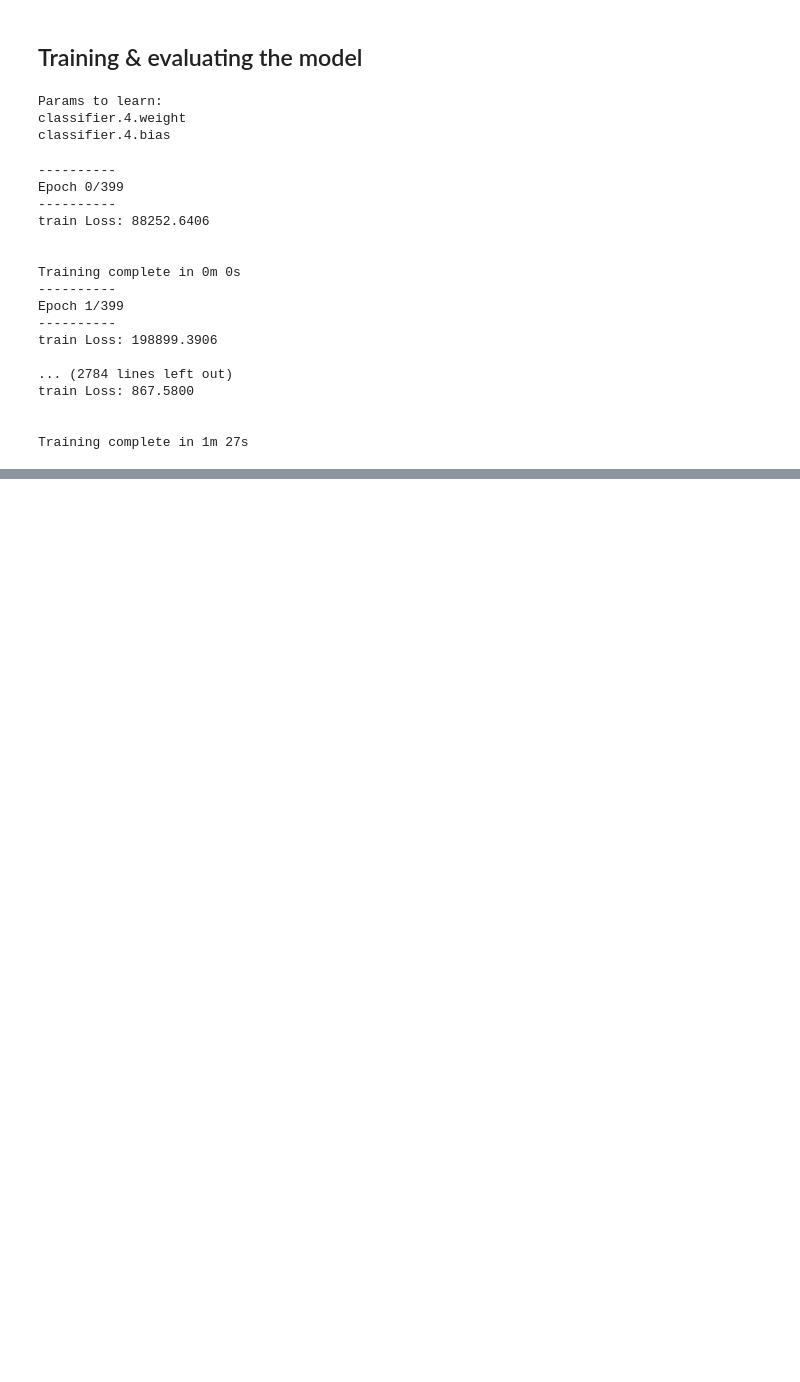
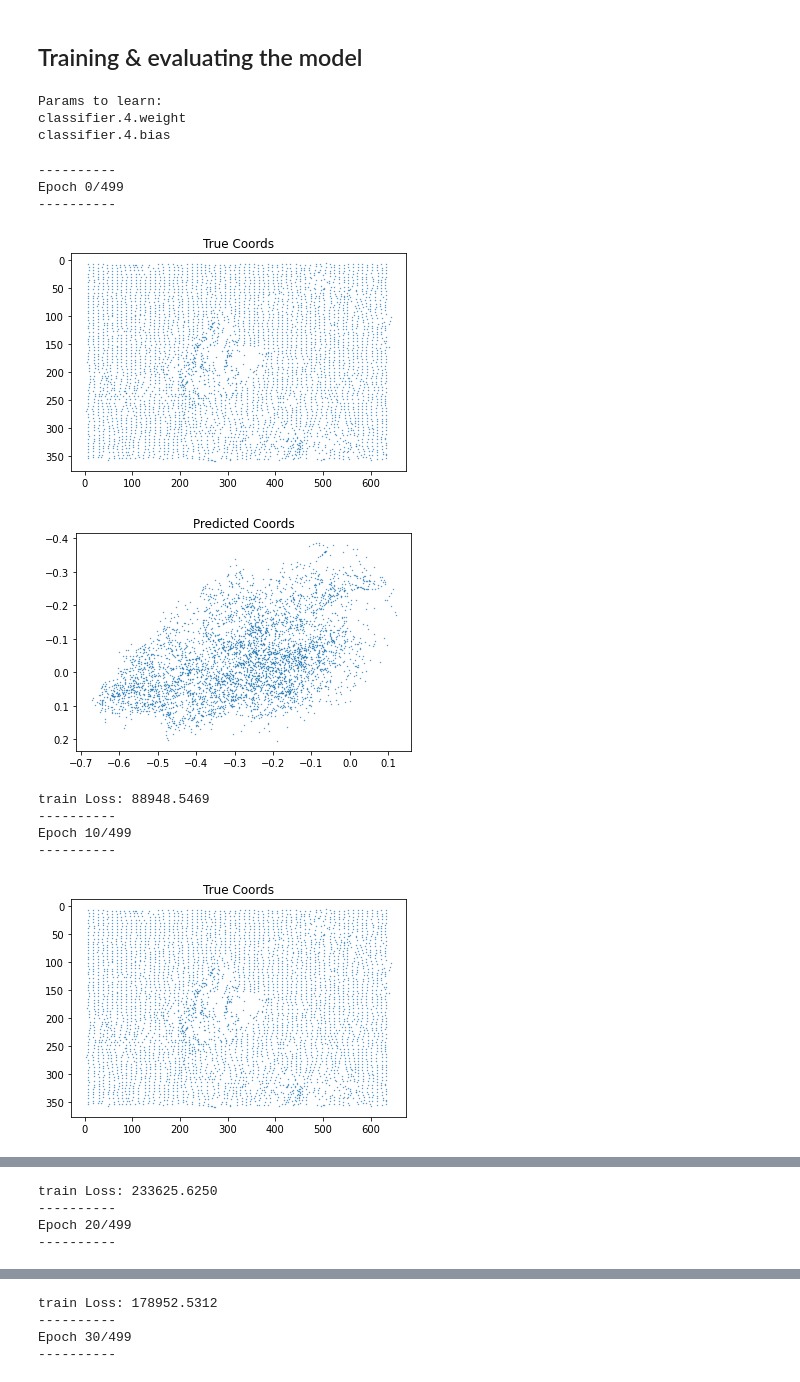
Before and after one commit to tranlg99/L4_project, a Jupyter notebook: src/colab_notebooks/prediction_model.ipynb, the cells around one changed output, grey strips where cells are left out. Saved outputs shown, nothing was run; the diff lists cells and outputs as text; code cells hidden in the pictures; blank space fills up the shorter version.

Commit message:
investigating the performance of the model (using 1 sample input, plotting predictions)

```diff
--- a/src/colab_notebooks/prediction_model.ipynb
+++ b/src/colab_notebooks/prediction_model.ipynb
@@ -113,10 +126,11 @@ def train_model(model, dataloaders, criterion, optimizer, num_epochs=25, is_aux=
 
   best_model_wts = copy.deepcopy(model.state_dict())
 
-  for epoch in range(num_epochs):
-        print('-' * 10)
-        print('Epoch {}/{}'.format(epoch, num_epochs - 1))
-        print('-' * 10)
+  for epoch in range(0,num_epochs):
+        if epoch%10==0 or epoch==num_epochs-1:
+          print('-' * 10)
+          print('Epoch {}/{}'.format(epoch, num_epochs - 1))
+          print('-' * 10)
 
         # Each epoch has a training and validation phase
         for phase in ['train', 'val']:
@@ -155,11 +169,14 @@ def train_model(model, dataloaders, criterion, optimizer, num_epochs=25, is_aux=
 
                     # reshape to match coords shape
                     outputs = torch.permute(outputs, (0, 2, 3, 1)) # torch.Size([B, H, W, 2])
-                    # outputs = outputs.view(batch_size,1,-1,2) # torch.Size([B, 1, 120*240, 2])
-                    coords = coords.view(batch_size, outputs.shape[1], outputs.shape[2], 2) # torch.Size([B, H, W, 2])
+                    outputs = outputs.view(batch_size,1,-1,2) # torch.Size([B, 1, 120*240, 2])
+                    # coords = coords.view(batch_size, outputs.shape[1], outputs.shape[2], 2) # torch.Size([B, H, W, 2])
 
                     loss = criterion(outputs, coords)
                     _, preds = torch.max(outputs, 1)
+
+                    if batch_size==1 and (epoch%10==0 or epoch==num_epochs-1):
+                      show_predictions(outputs.squeeze(), coords.squeeze())
 
                     # backward + optimize only if in training phase
                     if phase == 'train':
@@ -171,7 +188,8 @@ def train_model(model, dataloaders, criterion, optimizer, num_epochs=25, is_aux=
 
             if total_samples != 0:
               epoch_loss = running_loss / total_samples
-              print('{} Loss: {:.4f}'.format(phase, epoch_loss))
+              if epoch%10==0 or epoch==num_epochs-1:
+                print('{} Loss: {:.4f}'.format(phase, epoch_loss))
 
             # deep copy the model
             if epoch == 0:
@@ -182,11 +200,10 @@ def train_model(model, dataloaders, criterion, optimizer, num_epochs=25, is_aux=
             if phase == 'val':
                 val_loss_history.append(epoch_loss)
 
-            print()
 
-        time_elapsed = time.time() - since
-        print('Training complete in {:.0f}m {:.0f}s'.format(time_elapsed // 60, time_elapsed % 60))
-        # print('Best val loss: {:4f}\n'.format(best_loss))
+  time_elapsed = time.time() - since
+  print('Training complete in {:.0f}m {:.0f}s'.format(time_elapsed // 60, time_elapsed % 60))
+  # print('Best val loss: {:4f}\n'.format(best_loss))
 
   # load best model weights
   model.load_state_dict(best_model_wts)
@@ -198,13 +215,16 @@ def train_model(model, dataloaders, criterion, optimizer, num_epochs=25, is_aux=
 # %%
 # Load dataset
 
-TRAIN_DATA = "training_data2_2023-01-16"
-!unzip -d "$TRAIN_DATA"/ /content/drive/MyDrive/"$TRAIN_DATA".zip # unziping training data
+TRAIN_DATA = "one_sample_2023-01-18"
+# !unzip -d "$TRAIN_DATA"/ /content/drive/MyDrive/"$TRAIN_DATA".zip # unziping training data
 
 dataset = TaiChiDataset(log_file=TRAIN_DATA+'/sample_ids.txt',
                         root_dir=TRAIN_DATA,
                         check=True,
-                        transform=ToTensor()
-                        )
+                        transform=transforms.Compose([
+                                               ToTensor(),
+                                               Normalize(mean=[0.485, 0.456, 0.406],
+                                                         std=[0.229, 0.224, 0.225])
+                        ]))
 print(len(dataset))
 # %% [output]
@@ -249,42 +269,35 @@ classifier.4.bias
 # %%
 # Define parameters
 validation_split = .0
 shuffle_dataset = True
 random_seed = 42
 batch_size = len(dataset)
-num_epochs = 400
+num_epochs = 500
 
 # Get train and validation dataloaders
 train_loader, validation_loader = split_dataset(dataset, validation_split, batch_size, shuffle_dataset, random_seed)
 dataloaders_dict = {'train': train_loader, 'val': validation_loader}
 
 # Define optimizer
 my_optimizer = optim.SGD(params_to_update, lr=0.1, momentum=0.9)
 
 # Setup the loss
 my_criterion = nn.MSELoss()
 
 # Train and evaluate
 modified_model, hist = train_model(modified_model,
                                    dataloaders_dict,
                                    my_criterion,
                                    my_optimizer,
                                    num_epochs=num_epochs)
 # %% [output]
 ----------
-Epoch 0/399
+Epoch 0/499
 ----------
-train Loss: 88252.6406
-
-
-Training complete in 0m 0s
-----------
-Epoch 1/399
-----------
-train Loss: 198899.3906
-
-... (2784 lines left out)
-train Loss: 867.5800
-
-
-Training complete in 1m 27s
+[figure, added]
+[figure, added]
+train Loss: 88948.5469
+----------
+Epoch 10/499
+----------
+[figure, added]
@@ -290,0 +305,4 @@ Training complete in 1m 27s
+train Loss: 233625.6250
+----------
+Epoch 20/499
+----------
@@ -290,0 +311,4 @@ Training complete in 1m 27s
+train Loss: 178952.5312
+----------
+Epoch 30/499
+----------
```
Also changed, not shown: parts of 9 cells of this notebook.
